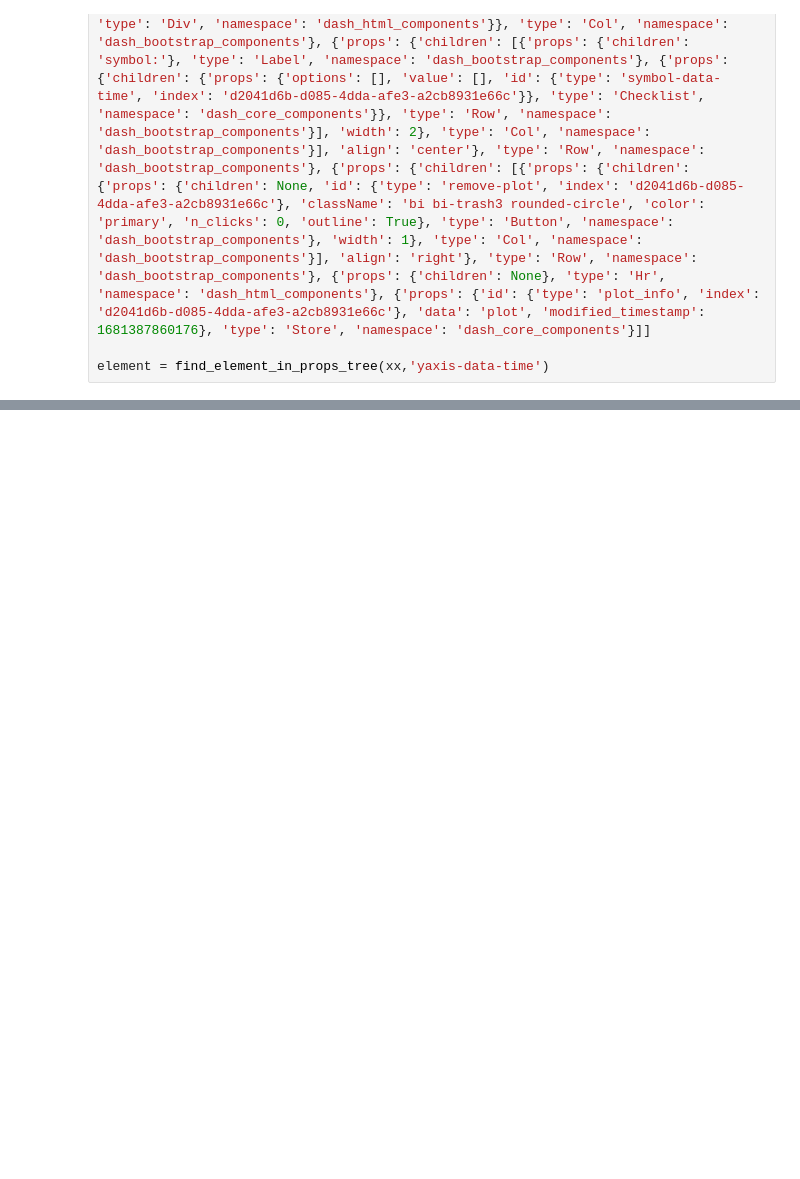
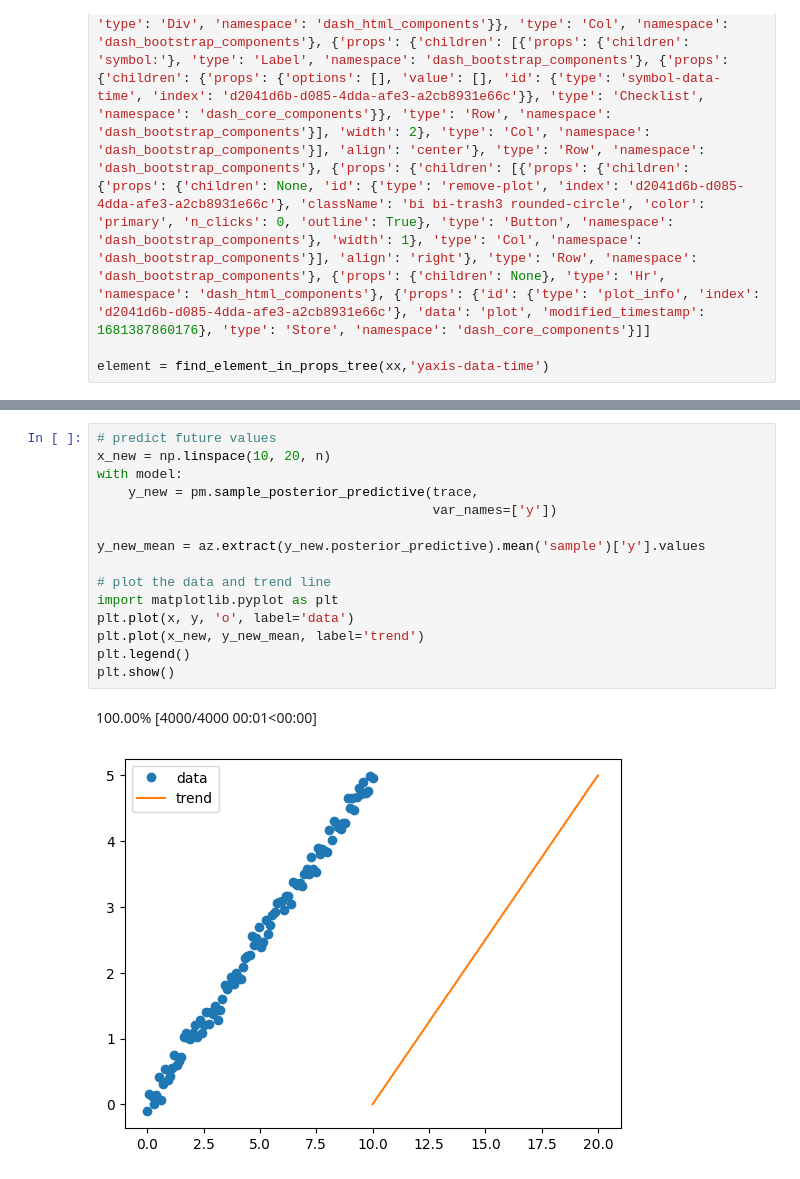
Before and after one commit to guyyos/tusha, a Jupyter notebook: notebooks/time_series.ipynb, the cells around one changed output, grey strips where cells are left out. Saved outputs shown, nothing was run; the diff lists cells and outputs as text; blank space fills up the shorter version.

```diff
--- a/notebooks/time_series.ipynb
+++ b/notebooks/time_series.ipynb
@@ -245,0 +296,18 @@ element['value']
+# %%
+# predict future values
+x_new = np.linspace(10, 20, n)
+with model:
+    y_new = pm.sample_posterior_predictive(trace,
+                                           var_names=['y'])
+
+y_new_mean = az.extract(y_new.posterior_predictive).mean('sample')['y'].values
+
+# plot the data and trend line
+import matplotlib.pyplot as plt
+plt.plot(x, y, 'o', label='data')
+plt.plot(x_new, y_new_mean, label='trend')
+plt.legend()
+plt.show()
+# %% [output]
+100.00% [4000/4000 00:01<00:00]
+[figure, added]
```
Also changed, not shown: parts of 24 cells of this notebook, 3 other files.
